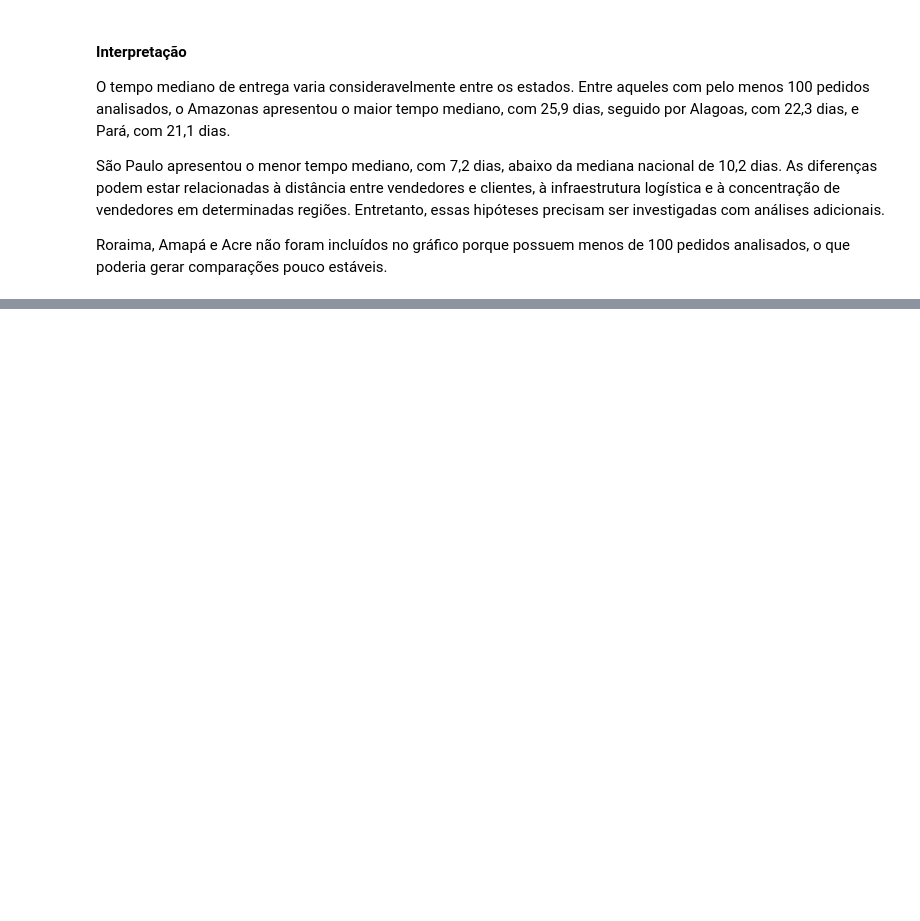
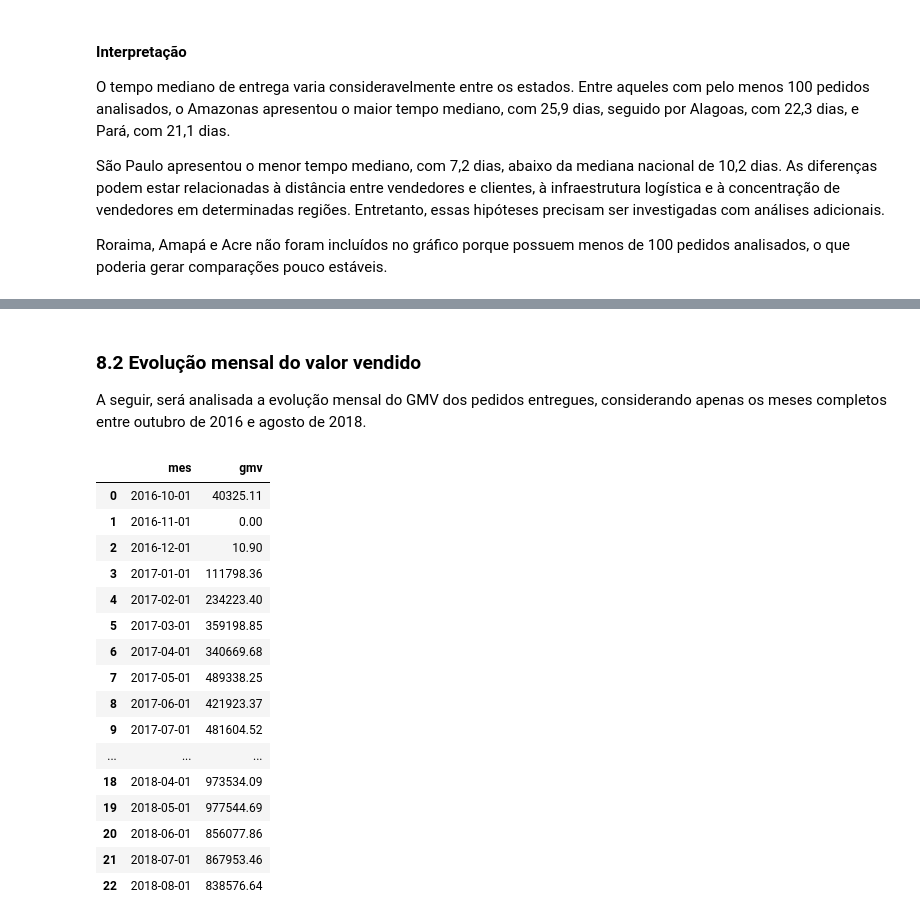
Before and after one commit to AliceGuerreiro/analise-vendas-ecommerce, a Jupyter notebook: notebooks/01_exploracao_inicial.ipynb, the cells around one changed output, grey strips where cells are left out. Cells and saved outputs as stored; diff of their text form; code cells hidden in the pictures; blank space fills up the shorter version.

```diff
--- a/notebooks/01_exploracao_inicial.ipynb
+++ b/notebooks/01_exploracao_inicial.ipynb
@@ -732,0 +791,43 @@ Roraima, Amapá e Acre não foram incluídos no gráfico porque possuem menos de
+# %% [markdown]
+### 8.2 Evolução mensal do valor vendido
+
+A seguir, será analisada a evolução mensal do GMV dos pedidos entregues, considerando apenas os meses completos entre outubro de 2016 e agosto de 2018.
+# %%
+periodo_mensal = pd.date_range(
+    start="2016-10-01",
+    end="2018-08-01",
+    freq="MS"
+)
+
+gmv_mensal = (
+    itens_entregues
+    .set_index("order_purchase_timestamp")
+    .sort_index()
+    .loc["2016-10-01":"2018-08-31"]
+    .resample("MS")["price"]
+    .sum()
+    .reindex(periodo_mensal, fill_value=0)
+    .rename("gmv")
+    .reset_index()
+    .rename(columns={"index": "mes"})
+)
+
+gmv_mensal
+# %% [output]
+|  | mes | gmv |
+| 0 | 2016-10-01 | 40325.11 |
+| 1 | 2016-11-01 | 0.00 |
+| 2 | 2016-12-01 | 10.90 |
+| 3 | 2017-01-01 | 111798.36 |
+| 4 | 2017-02-01 | 234223.40 |
+| 5 | 2017-03-01 | 359198.85 |
+| 6 | 2017-04-01 | 340669.68 |
+| 7 | 2017-05-01 | 489338.25 |
+| 8 | 2017-06-01 | 421923.37 |
+| 9 | 2017-07-01 | 481604.52 |
+| ... | ... | ... |
+| 18 | 2018-04-01 | 973534.09 |
+| 19 | 2018-05-01 | 977544.69 |
+| 20 | 2018-06-01 | 856077.86 |
+| 21 | 2018-07-01 | 867953.46 |
+| 22 | 2018-08-01 | 838576.64 |
```
Also changed, not shown: parts of 5 cells of this notebook.
